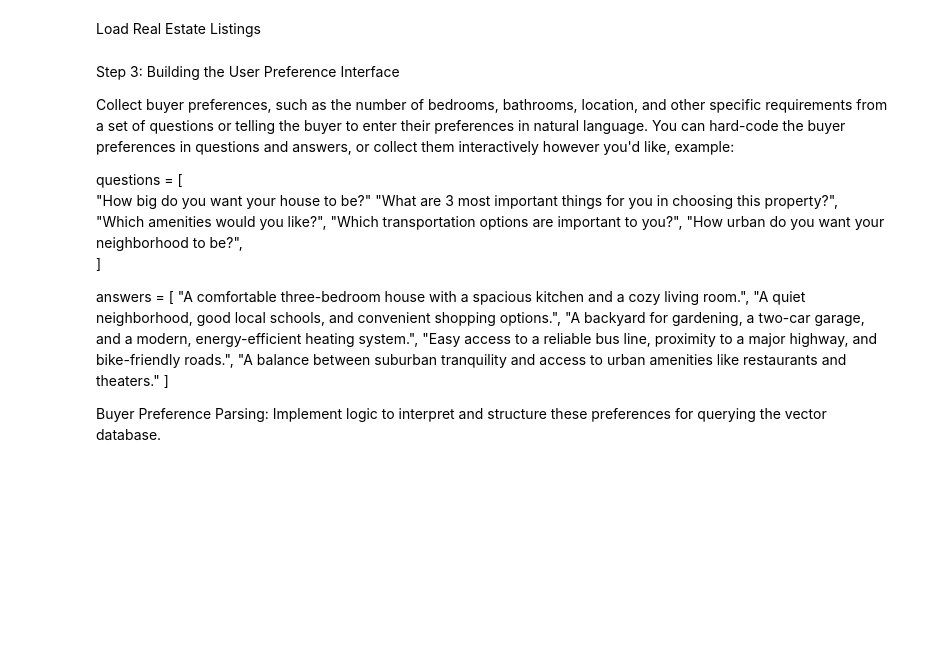
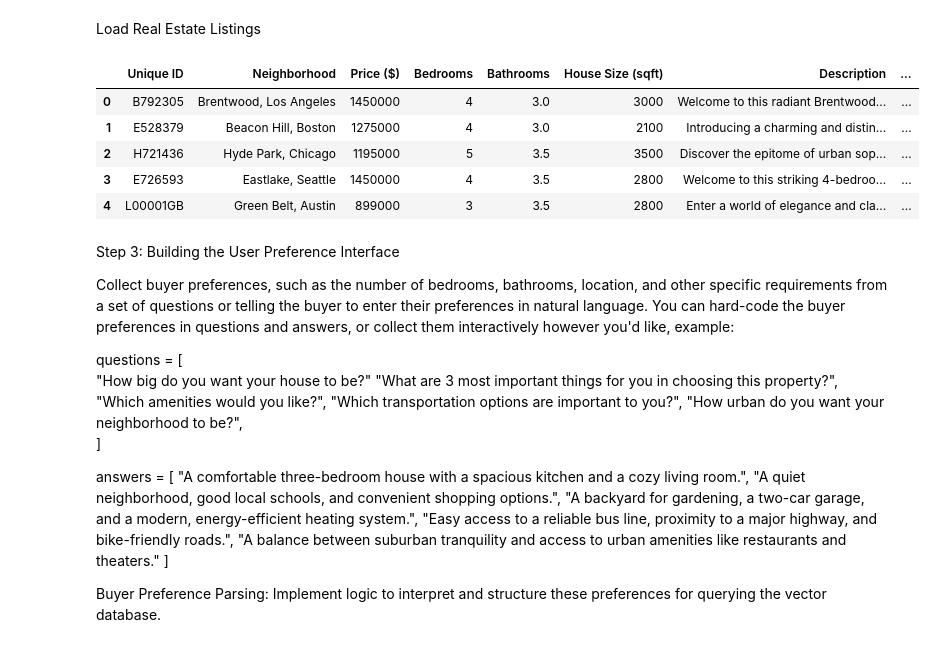
Before and after one commit to timwu64/Generative-AI--LangChain-RAG-Data-Geneation-and-Semantic-Search, a Jupyter notebook: HomeMatch.ipynb, the cells around one changed output. Drawn from its saved outputs; the diff is of its cells as text; code cells hidden in the pictures; blank space fills up the shorter version.

```diff
--- a/HomeMatch.ipynb
+++ b/HomeMatch.ipynb
@@ -210,9 +212,16 @@ Load Real Estate Listings
 # %%
 # load the listing database from a csv file
 
-#df = pd.read_csv(project_file_path+"real_estate_listings.csv")
+df = pd.read_csv(project_file_path+"real_estate_listings.csv")
 
-#df.head()
+df.head()
+# %% [output]
+|  | Unique ID | Neighborhood | Price ($) | Bedrooms | Bathrooms | House Size (sqft) | Description | ... |
+| 0 | B792305 | Brentwood, Los Angeles | 1450000 | 4 | 3.0 | 3000 | Welcome to this radiant Brentwood... | ... |
+| 1 | E528379 | Beacon Hill, Boston | 1275000 | 4 | 3.0 | 2100 | Introducing a charming and distin... | ... |
+| 2 | H721436 | Hyde Park, Chicago | 1195000 | 5 | 3.5 | 3500 | Discover the epitome of urban sop... | ... |
+| 3 | E726593 | Eastlake, Seattle | 1450000 | 4 | 3.5 | 2800 | Welcome to this striking 4-bedroo... | ... |
+| 4 | L00001GB | Green Belt, Austin | 899000 | 3 | 3.5 | 2800 | Enter a world of elegance and cla... | ... |
 # %% [markdown]
 Step 3: Building the User Preference Interface
 
```
Also changed, not shown: parts of 7 cells of this notebook.
